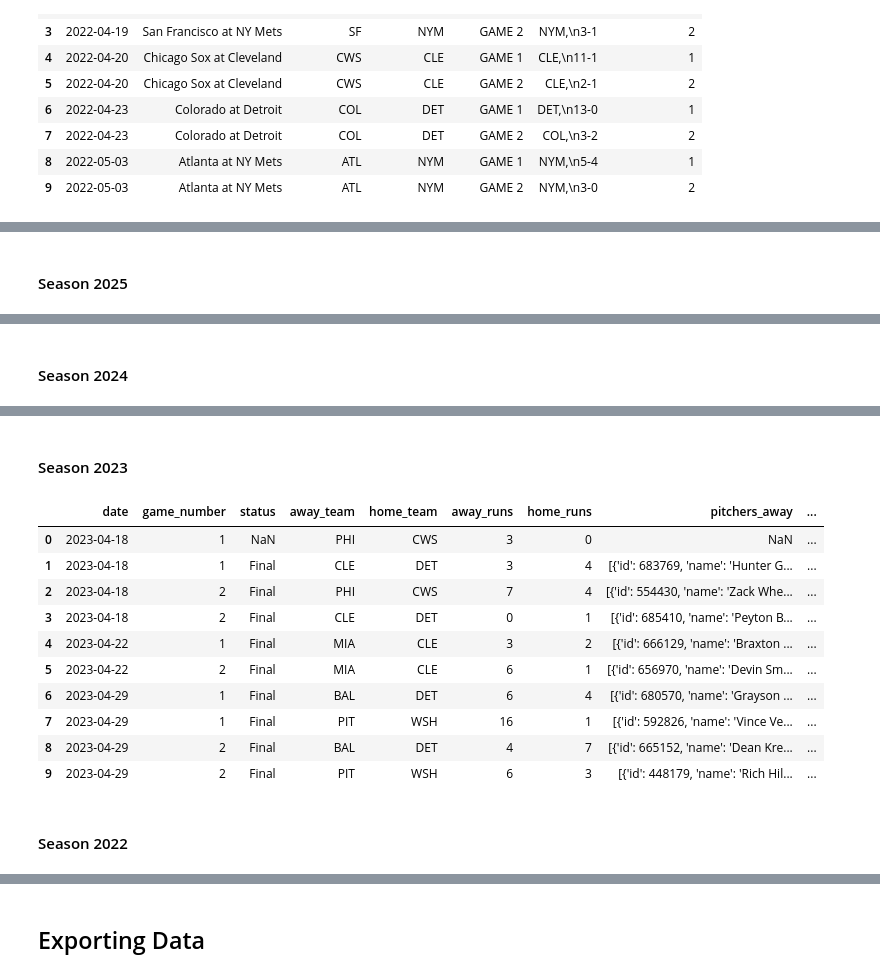
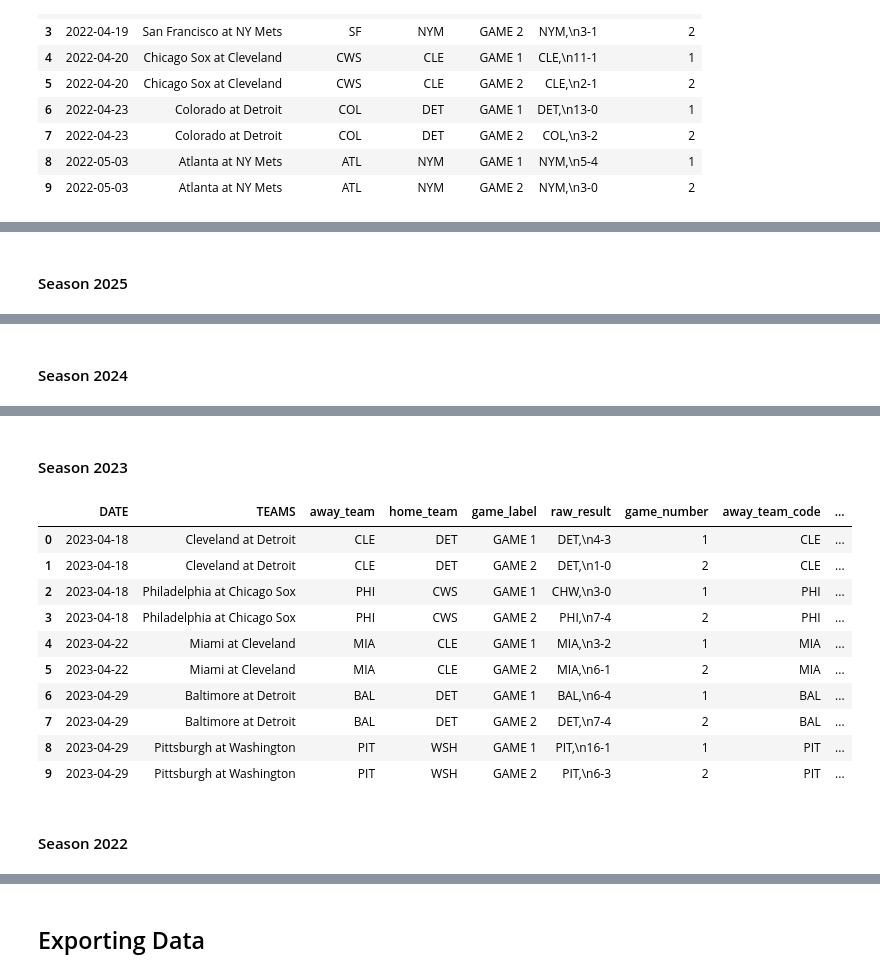
Before and after one commit to Sam-Gartenstein/home-run-prediction, a Jupyter notebook: Double Headers.ipynb, the cells around one changed output, grey strips where cells are left out. Cells and saved outputs as stored; diff of their text form; code cells hidden in the pictures.

```diff
--- a/Double Headers.ipynb
+++ b/Double Headers.ipynb
@@ -514 +551,26 @@ Season 2022
+# %%
+%%skip
+
+def add_target_team_codes(df: pd.DataFrame, season: int,
+                          away_col: str = "away_team",
+                          home_col: str = "home_team",
+                          new_away_col: str = "away_team_code",
+                          new_home_col: str = "home_team_code") -> pd.DataFrame:
+    """
+    Adds target team-code columns (BRef/Retrosheet-style) to a DH dataframe.
+    Oakland caveat: uses ATH in 2025, OAK otherwise.
+    """
+    out = df.copy()
+
+    mapping = ABBR_TO_TARGET_2025 if season == 2025 else ABBR_TO_TARGET_NON_2025
+
+    out[new_away_col] = out[away_col].map(mapping)
+    out[new_home_col] = out[home_col].map(mapping)
+
+    # Optional safety check: surface any unmapped abbreviations
+    unmapped = sorted(set(pd.concat([out[away_col], out[home_col]])).difference(mapping.keys()))
+    if unmapped:
+        raise ValueError(f"Unmapped team abbreviations found for season {season}: {unmapped}")
+
+    return out
 # %%
@@ -829,12 +616,15 @@ def get_doubleheader_pitcher_df(dh_df: pd.DataFrame) -> pd.DataFrame:
 # %%
-dh_25_full = get_doubleheader_pitcher_df(dh_25)
-dh_24_full = get_doubleheader_pitcher_df(dh_24)
-dh_23_full = get_doubleheader_pitcher_df(dh_23)
-dh_22_full = get_doubleheader_pitcher_df(dh_22)
+#%%skip
 
-display(HTML("<h4>Season 2025</h4>")); display(dh_25_full.head(10))
-display(HTML("<h4>Season 2024</h4>")); display(dh_24_full.head(10))
-display(HTML("<h4>Season 2023</h4>")); display(dh_23_full.head(10))
-display(HTML("<h4>Season 2022</h4>")); display(dh_22_full.head(10))
+# --- apply to your dataframes ---
+dh_25 = add_target_team_codes(dh_25, season=2025)
+dh_24 = add_target_team_codes(dh_24, season=2024)
+dh_23 = add_target_team_codes(dh_23, season=2023)
+dh_22 = add_target_team_codes(dh_22, season=2022)
+
+display(HTML("<h4>Season 2025</h4>")); display(dh_25.head(10))
+display(HTML("<h4>Season 2024</h4>")); display(dh_24.head(10))
+display(HTML("<h4>Season 2023</h4>")); display(dh_23.head(10))
+display(HTML("<h4>Season 2022</h4>")); display(dh_22.head(10))
 # %% [output]
 Season 2025
@@ -864,13 +654,13 @@ Season 2024
 Season 2023
-|  | date | game_number | status | away_team | home_team | away_runs | home_runs | pitchers_away | ... |
-| 0 | 2023-04-18 | 1 | NaN | PHI | CWS | 3 | 0 | NaN | ... |
-| 1 | 2023-04-18 | 1 | Final | CLE | DET | 3 | 4 | [{'id': 683769, 'name': 'Hunter G... | ... |
-| 2 | 2023-04-18 | 2 | Final | PHI | CWS | 7 | 4 | [{'id': 554430, 'name': 'Zack Whe... | ... |
-| 3 | 2023-04-18 | 2 | Final | CLE | DET | 0 | 1 | [{'id': 685410, 'name': 'Peyton B... | ... |
-| 4 | 2023-04-22 | 1 | Final | MIA | CLE | 3 | 2 | [{'id': 666129, 'name': 'Braxton ... | ... |
-| 5 | 2023-04-22 | 2 | Final | MIA | CLE | 6 | 1 | [{'id': 656970, 'name': 'Devin Sm... | ... |
-| 6 | 2023-04-29 | 1 | Final | BAL | DET | 6 | 4 | [{'id': 680570, 'name': 'Grayson ... | ... |
-| 7 | 2023-04-29 | 1 | Final | PIT | WSH | 16 | 1 | [{'id': 592826, 'name': 'Vince Ve... | ... |
-| 8 | 2023-04-29 | 2 | Final | BAL | DET | 4 | 7 | [{'id': 665152, 'name': 'Dean Kre... | ... |
-| 9 | 2023-04-29 | 2 | Final | PIT | WSH | 6 | 3 | [{'id': 448179, 'name': 'Rich Hil... | ... |
+|  | DATE | TEAMS | away_team | home_team | game_label | raw_result | game_number | away_team_code | ... |
+| 0 | 2023-04-18 | Cleveland at Detroit | CLE | DET | GAME 1 | DET,\n4-3 | 1 | CLE | ... |
+| 1 | 2023-04-18 | Cleveland at Detroit | CLE | DET | GAME 2 | DET,\n1-0 | 2 | CLE | ... |
+| 2 | 2023-04-18 | Philadelphia at Chicago Sox | PHI | CWS | GAME 1 | CHW,\n3-0 | 1 | PHI | ... |
+| 3 | 2023-04-18 | Philadelphia at Chicago Sox | PHI | CWS | GAME 2 | PHI,\n7-4 | 2 | PHI | ... |
+| 4 | 2023-04-22 | Miami at Cleveland | MIA | CLE | GAME 1 | MIA,\n3-2 | 1 | MIA | ... |
+| 5 | 2023-04-22 | Miami at Cleveland | MIA | CLE | GAME 2 | MIA,\n6-1 | 2 | MIA | ... |
+| 6 | 2023-04-29 | Baltimore at Detroit | BAL | DET | GAME 1 | BAL,\n6-4 | 1 | BAL | ... |
+| 7 | 2023-04-29 | Baltimore at Detroit | BAL | DET | GAME 2 | DET,\n7-4 | 2 | BAL | ... |
+| 8 | 2023-04-29 | Pittsburgh at Washington | PIT | WSH | GAME 1 | PIT,\n16-1 | 1 | PIT | ... |
+| 9 | 2023-04-29 | Pittsburgh at Washington | PIT | WSH | GAME 2 | PIT,\n6-3 | 2 | PIT | ... |
 Season 2022
```
Also changed, not shown: parts of 59 cells of this notebook.
